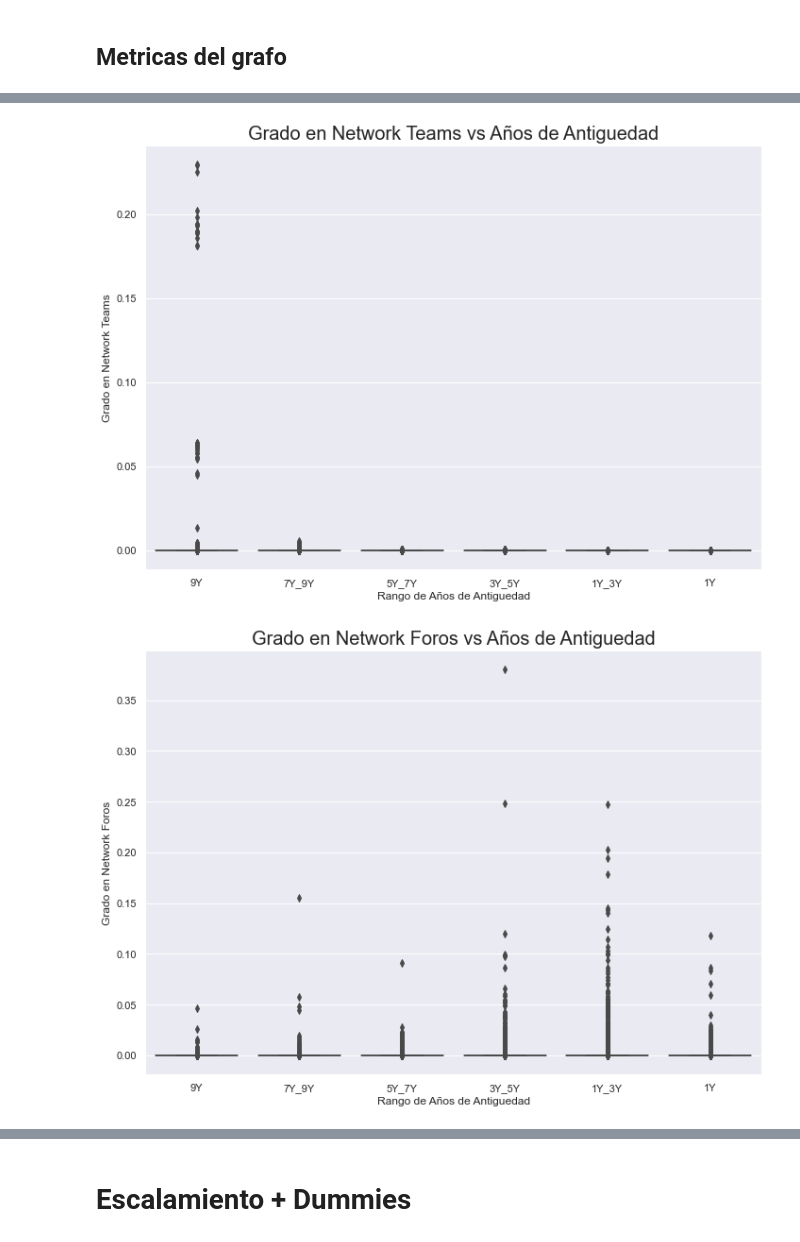
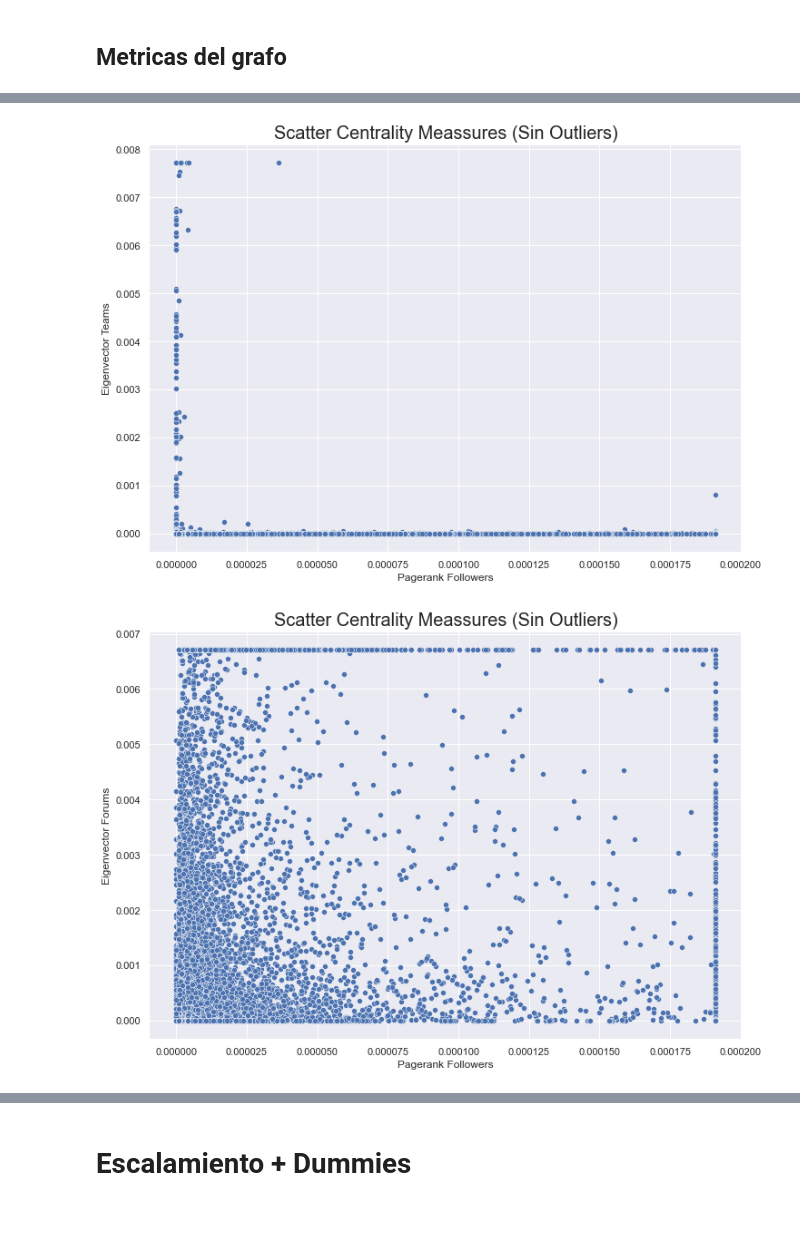
Before and after one commit to jsuasnabarh/kaggle-network-analysis, a Jupyter notebook: notebooks/05_DataPreparation.ipynb, the cells around one changed output, grey strips where cells are left out. Drawn from its saved outputs; the diff is of its cells as text; code cells hidden in the pictures.

```diff
--- a/notebooks/05_DataPreparation.ipynb
+++ b/notebooks/05_DataPreparation.ipynb
@@ -59,5 +99,8 @@ df_user_final.head()
 # %% [markdown]
 # Tratamiento de Nulos
+# %%
+df_user_final = pd.read_csv(r"../data/interim/UserFeaturesFinal.csv")
+df_user_final["UserId"] = df_user_final["UserId"].astype(str)
 # %%
 df_user_final.isnull().sum()
 # %% [output]
@@ -261,0 +297,2 @@ plt.show()
+# %%
+df_user_final_3 = df_nets.copy()
@@ -261,0 +324,18 @@ plt.show()
+# %%
+# Validamos por boxplots (quitando 0 de las muestras) la distribucion de las variables
+cols_val=2
+fig, ax = plt.subplots(len(num_cols),cols_val,figsize=(12, 70))
+colours_val=range(1,len(df_user_final_3.columns))
+did_not_ran=True
+for i,col in enumerate(num_cols):
+    for j in range(cols_val):
+        if did_not_ran==True:
+            sns.boxplot(df_user_final_3[df_user_final_3[col]!=0][col],ax=ax[i,j])
+            ax[i,j].set_title(col)
+            did_not_ran=False
+        else:
+            sns.distplot(df_user_final_3[df_user_final_3[col]!=0][col],ax=ax[i,j])
+            ax[i,j].set_title(col)
+            did_not_ran=True
+plt.tight_layout()
+plt.show()
@@ -261,0 +344,14 @@ plt.show()
+# %%
+columns = num_cols
+for col in columns:
+    df_tmp = df_user_final_3.copy()
+    #Filtramos los 0 de cada red
+    df_tmp = df_tmp[df_tmp[col]!=0]
+    #Calculamos la media y std
+    media = df_tmp[col].mean()
+    std = df_tmp[col].std()
+    _3SDMAX = media+3*std
+    #Obtenemos array de los outliers por chevishev
+    flg_outlier = np.where((df_user_final_3[col]> _3SDMAX),True,False)
+    #Cambiamos los outliers por el max 3SD
+    df_user_final_3.loc[flg_outlier,col] = _3SDMAX
@@ -262,16 +378,16 @@ plt.show()
 # %%
-sns.boxplot(data=df_user_final_2,x="Flg_Creacion",y="eigenvector_cent_teams")
-plt.title("Grado en Network Teams vs Años de Antiguedad",size=20)
-plt.xlabel("Rango de Años de Antiguedad",size=12)
-plt.ylabel("Grado en Network Teams",size=12)
+sns.scatterplot(data=df_user_final_3,x="pagerank_cent_followers",y="eigenvector_cent_teams")
+plt.title("Scatter Centrality Meassures (Sin Outliers)",size=20)
+plt.xlabel("Pagerank Followers",size=12)
+plt.ylabel("Eigenvector Teams",size=12)
 plt.show()
 # %% [output]
-[figure, old version]
+[figure, new version]
 # %%
-sns.boxplot(data=df_user_final_2,x="Flg_Creacion",y="eigenvector_cent_forums")
-plt.title("Grado en Network Foros vs Años de Antiguedad",size=20)
-plt.xlabel("Rango de Años de Antiguedad",size=12)
-plt.ylabel("Grado en Network Foros",size=12)
+sns.scatterplot(data=df_user_final_3,x="pagerank_cent_followers",y="eigenvector_cent_forums")
+plt.title("Scatter Centrality Meassures (Sin Outliers)",size=20)
+plt.xlabel("Pagerank Followers",size=12)
+plt.ylabel("Eigenvector Forums",size=12)
 plt.show()
 # %% [output]
-[figure, old version]
+[figure, new version]
```
Also changed, not shown: parts of 66 cells of this notebook, 9 other files.
